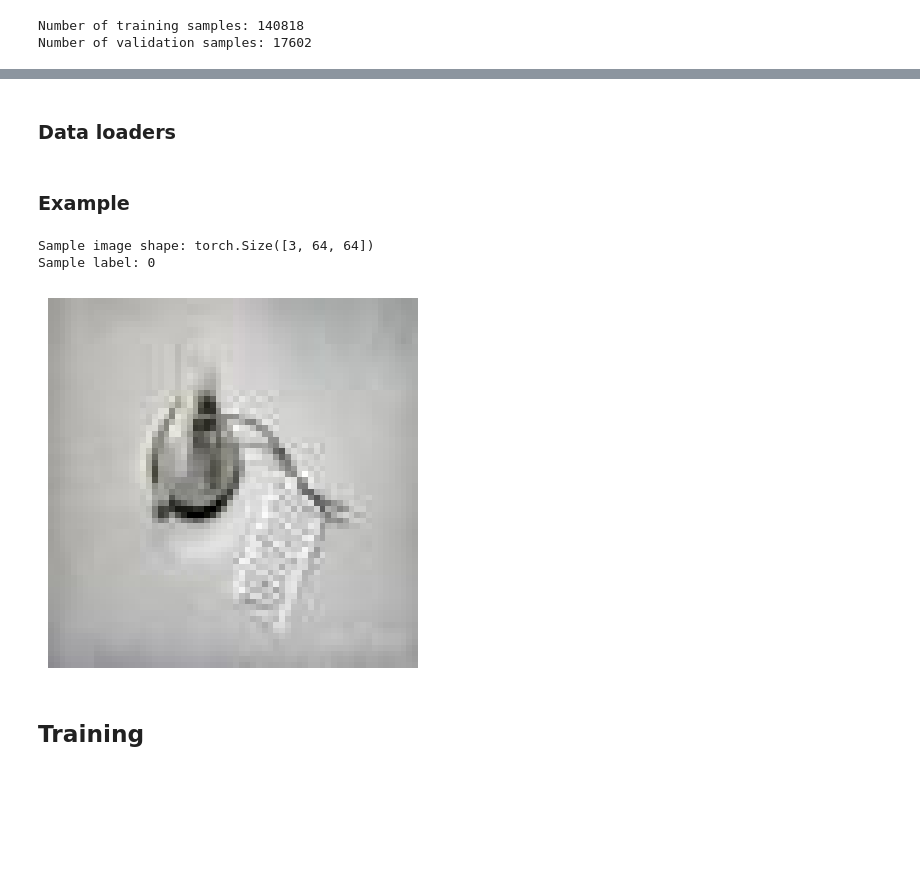
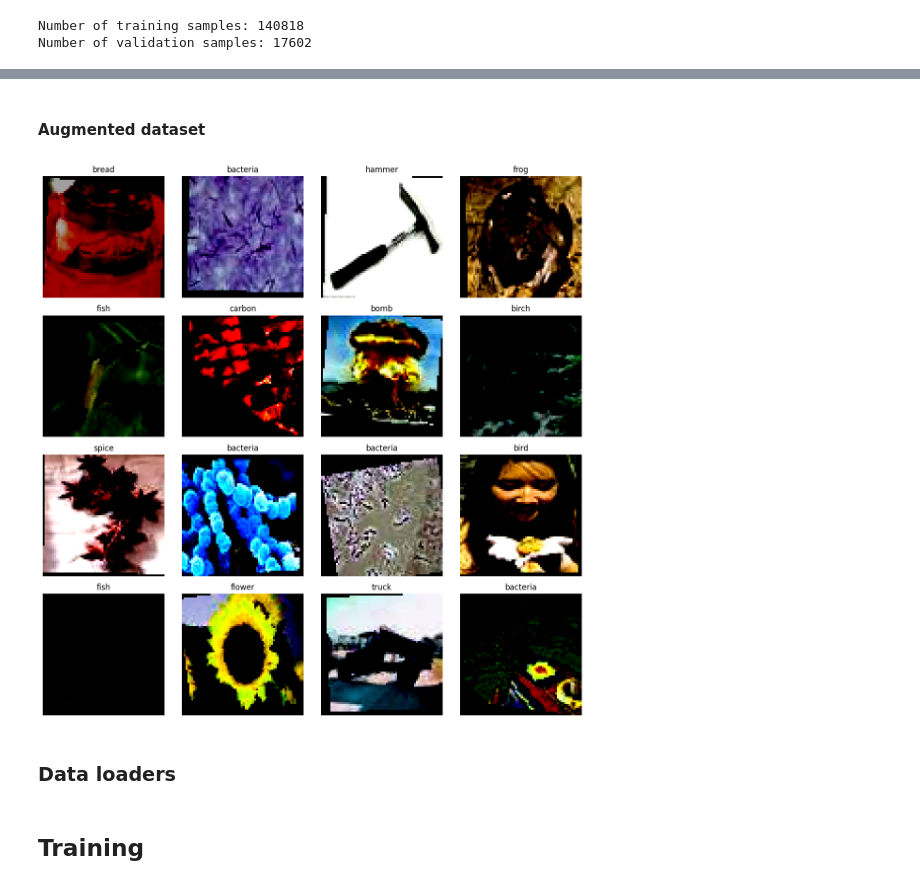
Before and after one commit to gamemeine/ssne, a Jupyter notebook: ex4/main.ipynb, the cells around one changed output, grey strips where cells are left out. Saved outputs shown, nothing was run; the diff lists cells and outputs as text; code cells hidden in the pictures; blank space fills up the shorter version.

```diff
--- a/ex4/main.ipynb
+++ b/ex4/main.ipynb
@@ -90,3 +103,10 @@ Number of validation samples: 17602
+# %% [markdown]
+#### Augmented dataset
+# %%
+# plot augmented training dataset
+preview(train_augmented_ds, n_samples=16, classes=class_names, seed=42)
+# %% [output]
+[figure, added]
 # %% [markdown]
 ### Data loaders
 # %%
@@ -107,18 +134,3 @@ val_dl = DataLoader(sampled_val_ds,
-# %% [markdown]
-### Example
-# %%
-from utils import show_image
-
-sample_img, sample_label = train_ds[0]
-
-print(f"Sample image shape: {sample_img.size()}")
-print(f"Sample label: {sample_label}")
-
-show_image(sample_img)
-# %% [output]
-Sample image shape: torch.Size([3, 64, 64])
-Sample label: 0
-[figure, removed]
 # %% [markdown]
 ## Training
 # %%
```
Also changed, not shown: parts of 18 cells of this notebook, 1 other file.
